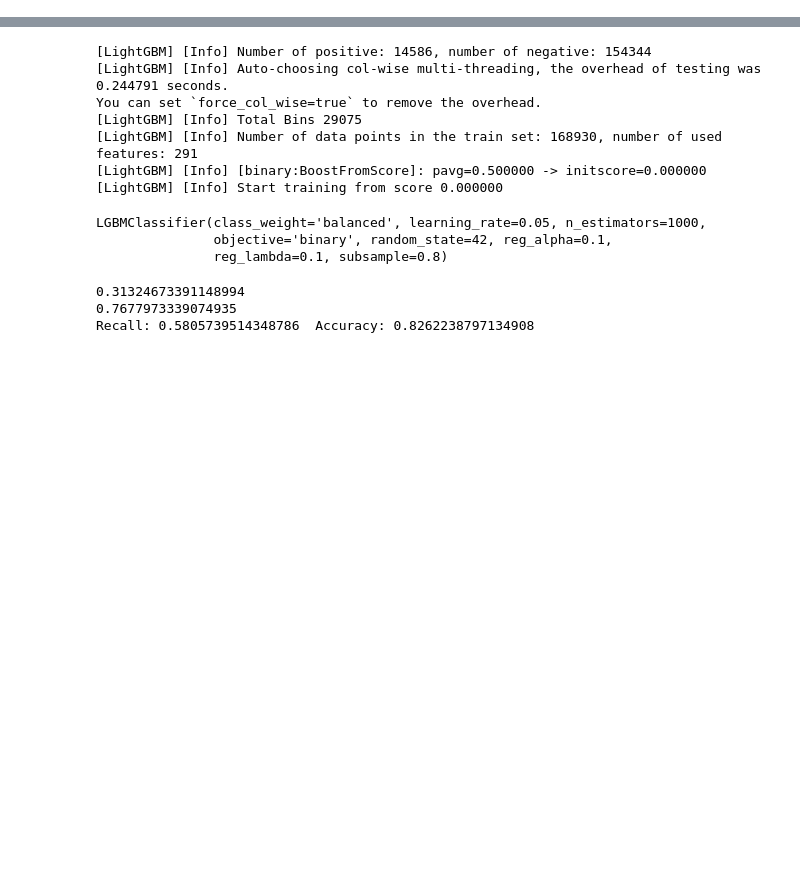
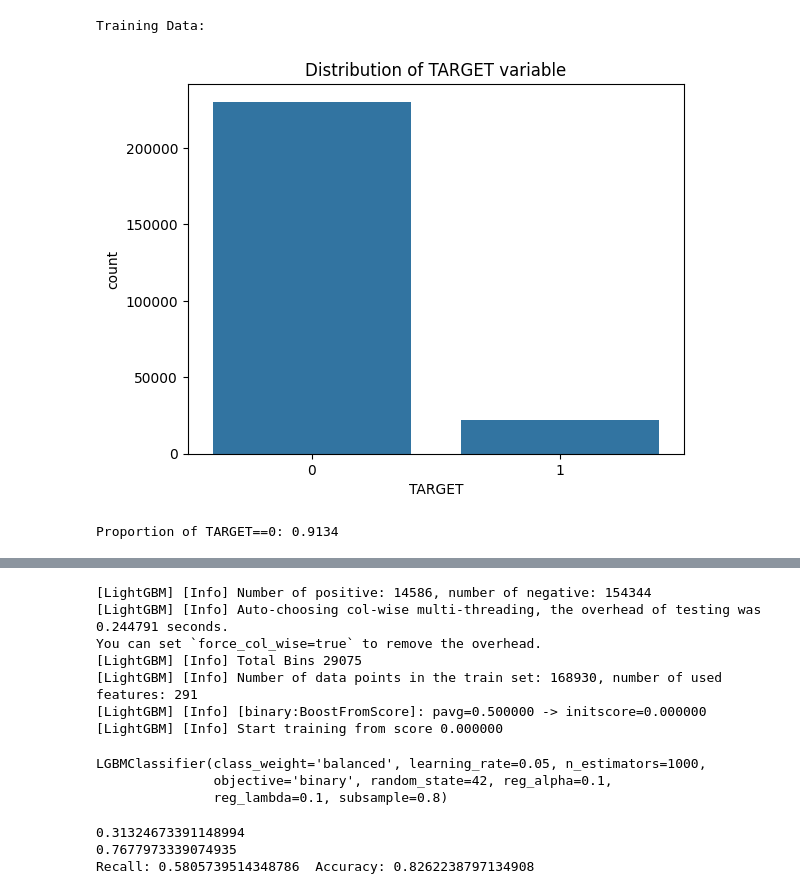
Before and after one commit to ShumelSiraj/Credit-Approval-Prediction, a Jupyter notebook: Step2_Data_Preprocessing.ipynb, the cells around one changed output, grey strips where cells are left out. Cells and saved outputs as stored; diff of their text form; code cells hidden in the pictures; blank space fills up the shorter version.

```diff
--- a/Step2_Data_Preprocessing.ipynb
+++ b/Step2_Data_Preprocessing.ipynb
@@ -51,22 +75,0 @@ data_filled.head()
-# %%
-# Normalize the range of features, this improves the performance and training stability
-from sklearn.preprocessing import MinMaxScaler
-
-# Initialize the MinMaxScaler
-scaler = MinMaxScaler(feature_range=(0, 1))
-
-# Fit the scaler to the features, excluding the 'TARGET' column
-scaler.fit(data_filled.drop('TARGET', axis=1))
-
-# Transform the features, excluding the 'TARGET' column
-Train = scaler.transform(data_filled.drop('TARGET', axis=1))
-
-# It seems there's an error in the original code as it tries to scale the 'TARGET' column along with others.
-# Usually, we do not scale the target variable. Here's how you could scale other columns if needed:
-# Test = scaler.transform(data_filled.drop('TARGET', axis=1)) # Example line, use when needed
-
-# Combine scaled features with the 'TARGET' column for a complete dataset
-data_scaled = pd.DataFrame(Train, columns=data_filled.drop('TARGET', axis=1).columns)
-data_scaled['TARGET'] = data_filled['TARGET']
-
-data_scaled.head()
@@ -131,0 +159,23 @@ print(roc_auc_score(y_test_smote, Log_model.predict_proba(X_test_smote)[:, 1]))
+# %%
+import seaborn as sns
+import matplotlib.pyplot as plt
+
+# Function to plot the distribution of the 'TARGET' column and calculate its proportion
+def plot_target_distribution_and_proportion(df, target_col='TARGET'):
+    # Plot the count of each category in the 'TARGET' column
+    sns.countplot(data=df, x=target_col)
+    plt.title('Distribution of TARGET variable')
+    plt.show()
+
+    # Calculate and print the proportion of the 'TARGET' == 0 in the dataset
+    proportion = df.query(f'{target_col}==0')[target_col].count() / df.shape[0]
+    print(f"Proportion of TARGET==0: {proportion:.4f}")
+
+# Assuming `train_data_scaled` and `test_data_scaled` have the 'TARGET' column,
+# you can call the function for each dataset.
+print("Training Data:")
+plot_target_distribution_and_proportion(train_data_scaled)
+# %% [output]
+Training Data:
+[figure, added]
+Proportion of TARGET==0: 0.9134
```
Also changed, not shown: parts of 18 cells of this notebook, 1 other file.
